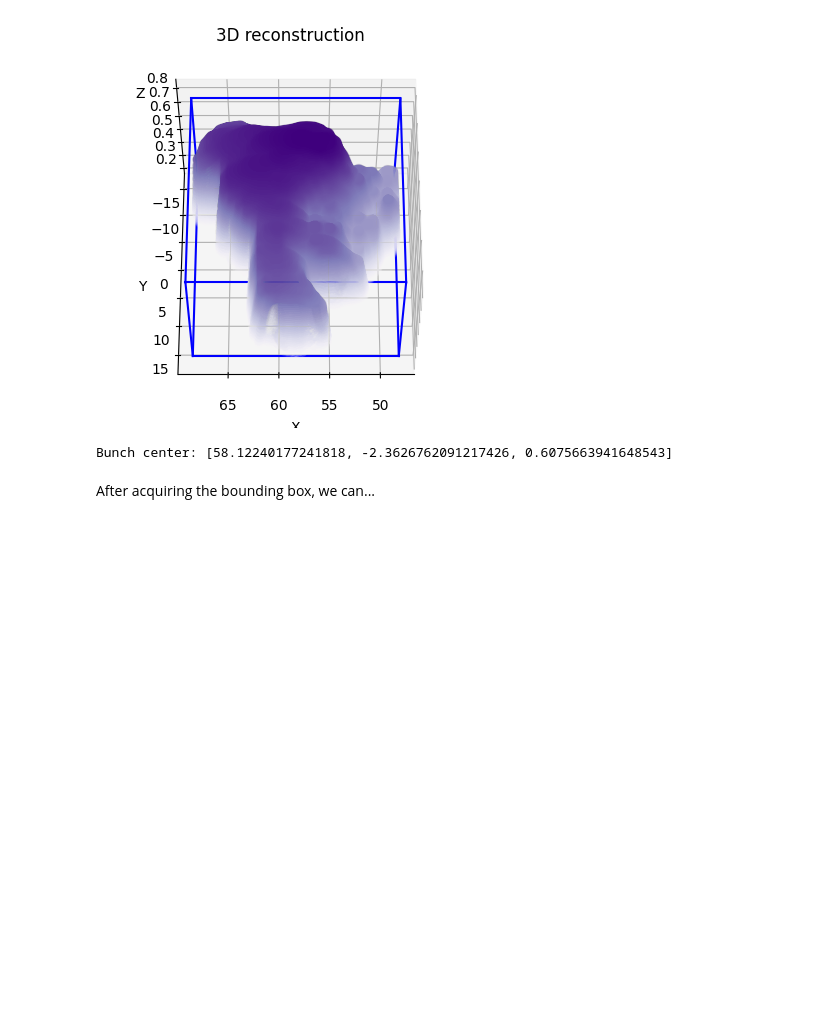
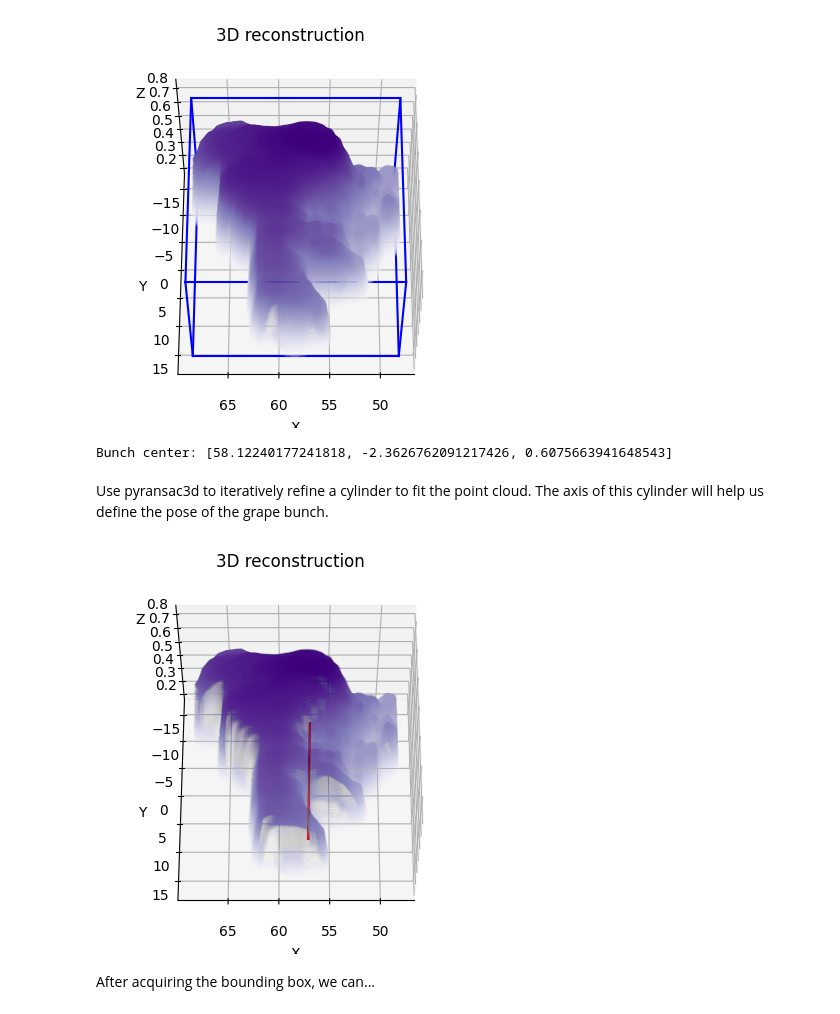
Before and after one commit to adi-balaji/grape_rob, a Jupyter notebook: grape_masking/wgisd_masking.ipynb, the cells around one changed output. Cells and saved outputs as stored; diff of their text form; code cells hidden in the pictures; blank space fills up the shorter version.

Commit message:
cylinder fitting with pyransac3d

```diff
--- a/grape_masking/wgisd_masking.ipynb
+++ b/grape_masking/wgisd_masking.ipynb
@@ -653,6 +652,33 @@ print(f'Bunch center: {mean_point}')
 # %% [output]
 [figure]
 Bunch center: [58.12240177241818, -2.3626762091217426, 0.6075663941648543]
+# %% [markdown]
+Use pyransac3d to iteratively refine a cylinder to fit the point cloud. The axis of this cylinder will help us define the pose of the grape bunch.
+# %%
+from pyransac3d import Cylinder
+
+center, axis, radius, inliers = Cylinder.fit(self=Cylinder, pts=points, thresh=0.2, maxIteration=500)
+
+x = points[:, 0]
+y = points[:, 1]
+z = points[:, 2]
+
+fig = plt.figure()
+ax = fig.add_subplot(111, projection='3d')
+
+ax.scatter(x, y, z, c=z, cmap='Purples', alpha=0.01, s=10) # grape point cloud
+ax.quiver(center[0], center[1], center[2], axis[0], axis[1], axis[2], length=np.linalg.norm(axis), color='r', linewidth=2) #axis
+
+ax.set_xlabel('X')
+ax.set_ylabel('Y')
+ax.set_zlabel('Z')
+ax.set_title('3D reconstruction')
+ax.view_init(elev=60, azim=90, roll=0)
+ax.autoscale_view()
+
+plt.show()
+# %% [output]
+[figure, added]
 # %% [markdown]
 After acquiring the bounding box, we can...
 # %% [markdown]
```
Also changed, not shown: parts of 2 cells of this notebook.
